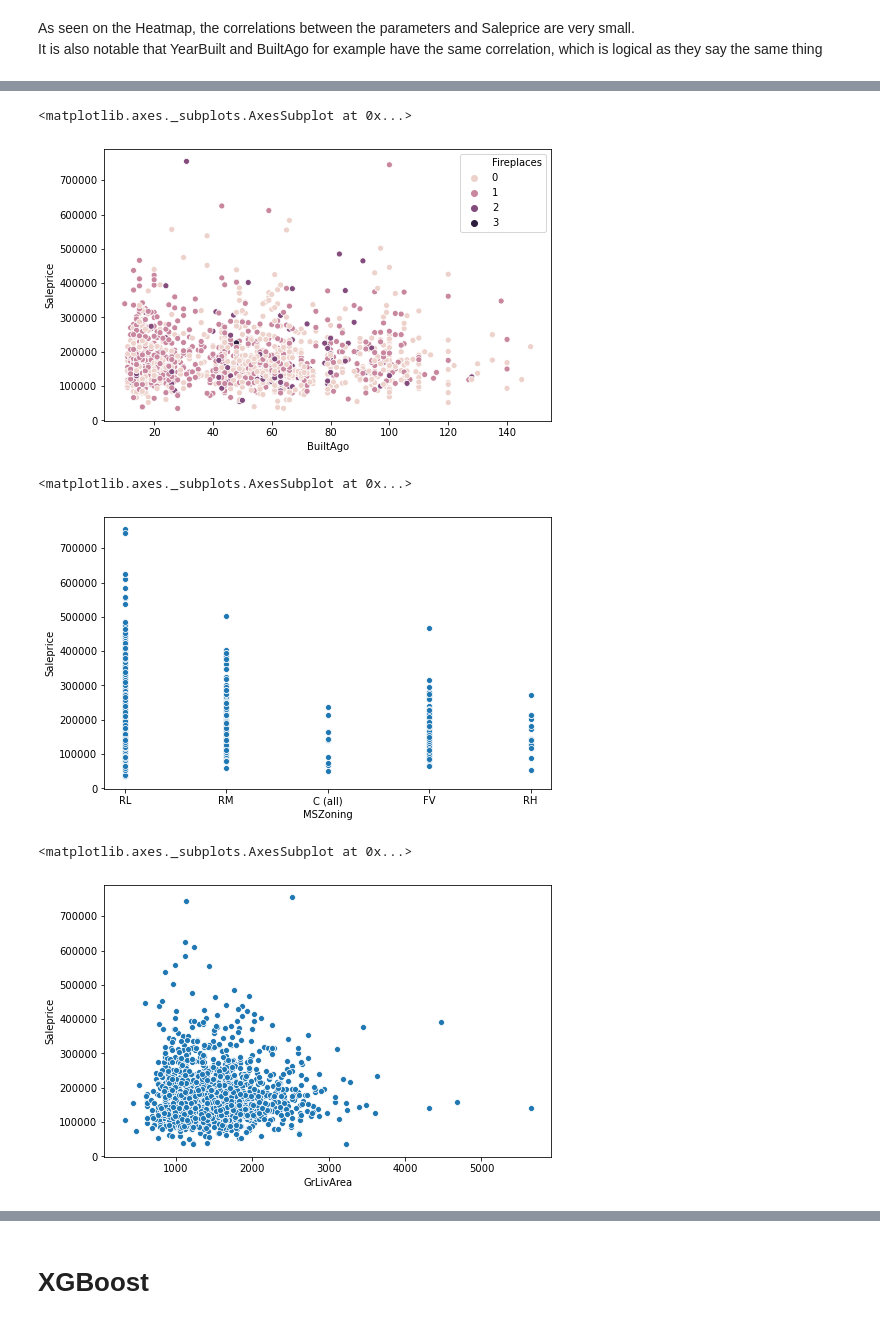
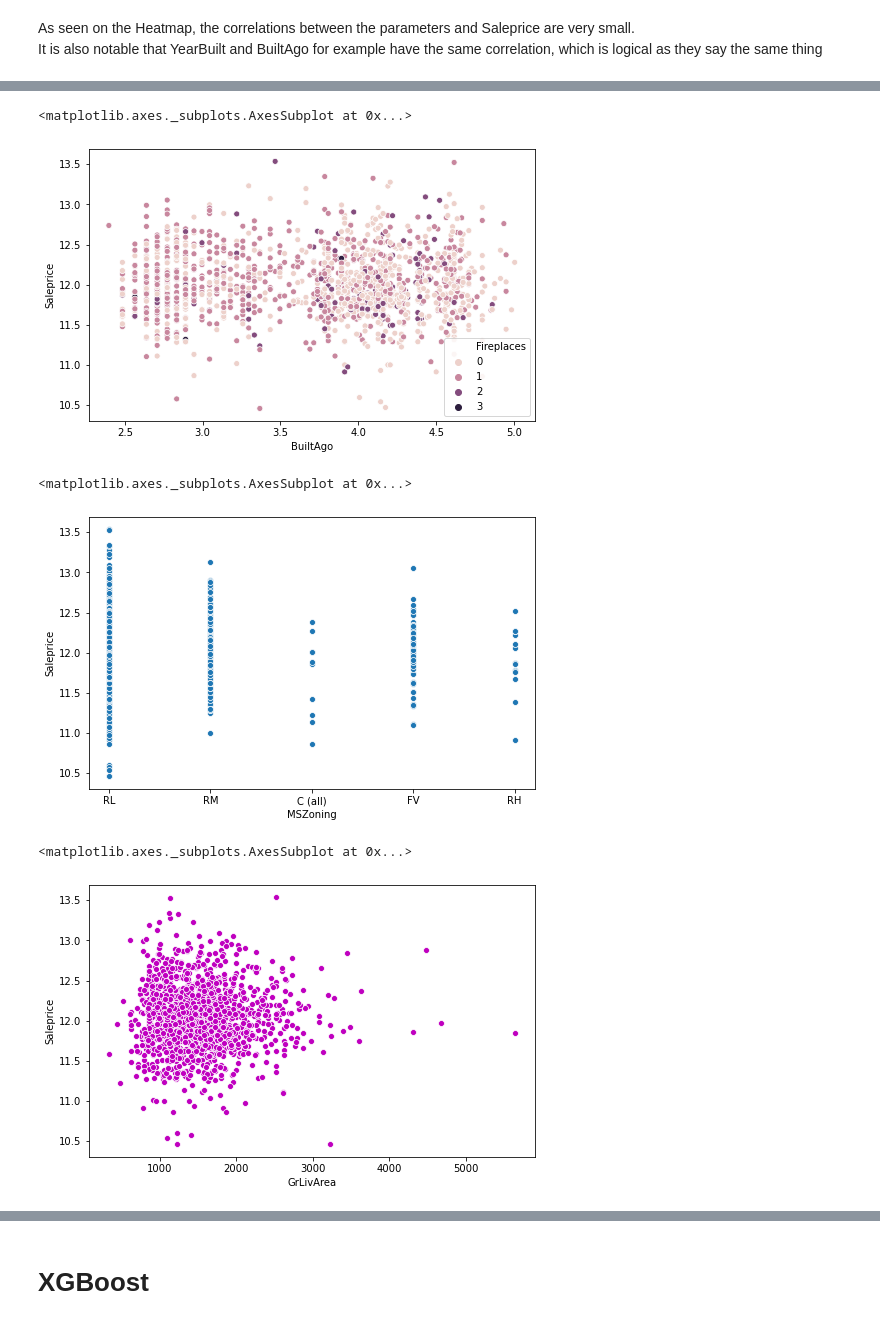
Before and after one commit to Thahit/HousePrices, a Jupyter notebook: houseprice.ipynb, the cells around one changed output, grey strips where cells are left out. Cells and saved outputs as stored; diff of their text form; code cells hidden in the pictures.

Commit message:
Added Models
Gradient boost, RandomForrest and added names of future models
added plot

```diff
--- a/houseprice.ipynb
+++ b/houseprice.ipynb
@@ -436,0 +424,4 @@ sns.distplot(plotdata['Saleprice'],bins=30,color='m')
+# %%
+# a lot of ml models work better with norm dist.
+plotdata["Saleprice"] = np.log1p(plotdata["Saleprice"])
+# allData["Saleprice"] = np.log1p(allData["Saleprice"])
@@ -442,0 +445,5 @@ sns.distplot(plotdata['BuiltAgo'],bins=30)# most houses are not that old
+# %%
+# a lot of ml models work better with norm dist.
+plotdata["BuiltAgo"] = np.log1p(plotdata["BuiltAgo"])
+plt.figure(figsize=(8,5))
+sns.distplot(plotdata['BuiltAgo'],bins=30, fit=norm)# dont know if this is better as it has several bumps I dont change the allData
@@ -442,0 +469,4 @@ sns.distplot(plotdata['BuiltAgo'],bins=30)# most houses are not that old
+# %%
+plotdata["GarageArea"] = np.log1p(plotdata["GarageArea"])
+plt.figure(figsize=(8,5))
+sns.distplot(plotdata['GarageArea'],bins=30, fit=norm,color='g')# much worse?
@@ -445,19 +489,19 @@ plt.figure(figsize=(8,5))
 sns.scatterplot(x="BuiltAgo",y="Saleprice",hue="Fireplaces",  data=plotdata)# fireplaces are nice, but they are not that hard to build if the house does not have one already
 # %% [output]
 <matplotlib.axes._subplots.AxesSubplot at 0x...>
-[figure, old version]
+[figure, new version]
 # %%
 plt.figure(figsize=(8,5))
 sns.scatterplot(x="MSZoning",y="Saleprice",  data=plotdata)# some are clearly "cheaper"
 # %% [output]
 <matplotlib.axes._subplots.AxesSubplot at 0x...>
-[figure, old version]
+[figure, new version]
 # %%
 plt.figure(figsize=(8,5))
-sns.scatterplot(x="GrLivArea",y="Saleprice",  data=plotdata)
+sns.scatterplot(x="GrLivArea",y="Saleprice",  data=plotdata,color='m')
 # %% [output]
 <matplotlib.axes._subplots.AxesSubplot at 0x...>
-[figure, old version]
+[figure, new version]
 # %%
 plt.figure(figsize=(8,5))
 sns.scatterplot(x="GarageArea",y="Saleprice",hue="GarageCond",  data=plotdata)
```
Also changed, not shown: parts of 71 cells of this notebook.
